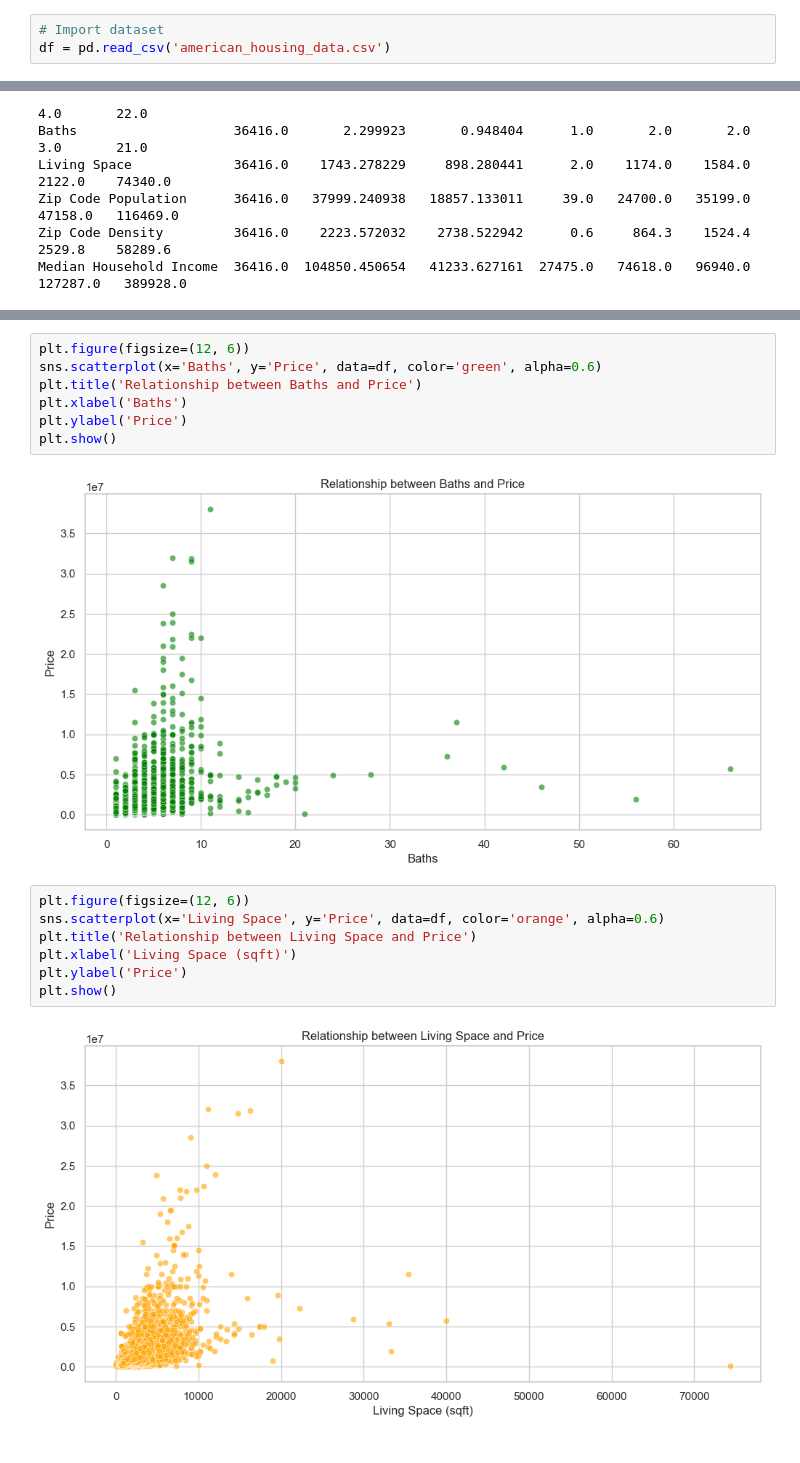
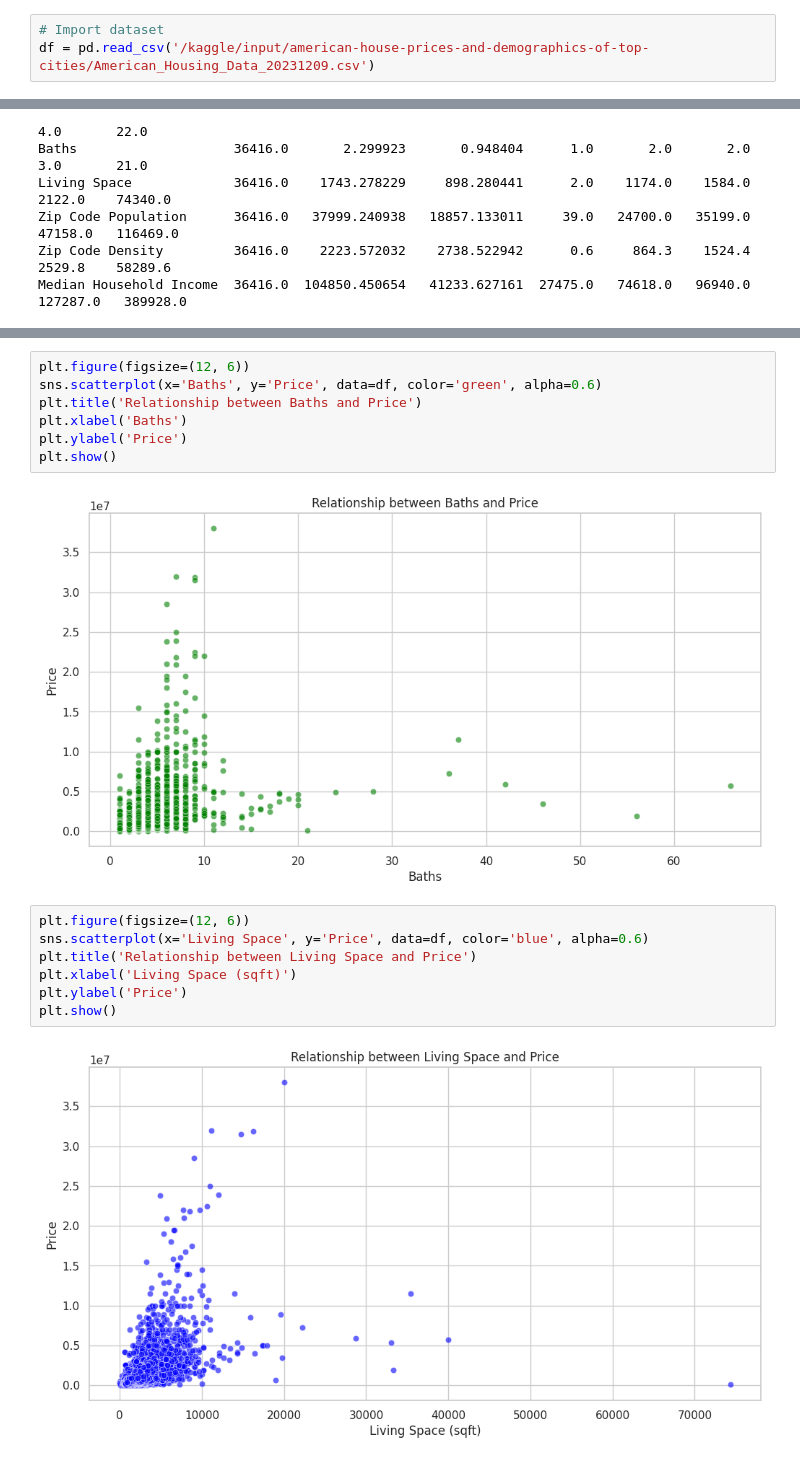
Before and after one commit to etimexo/American_housing, a Jupyter notebook: project.ipynb, the cells around one changed output, grey strips where cells are left out. Cells and saved outputs as stored; diff of their text form.

Commit message:
Kaggle Notebook | American_housing_analysis | Version 3

```diff
--- a/project.ipynb
+++ b/project.ipynb
@@ -20,7 +22,7 @@ pd.set_option('display.expand_frame_repr', False)  # Do not wrap lines
 pd.set_option('display.width', 0)  # Automatically adjust the width to the terminal
 # %%
 # Import dataset
-df = pd.read_csv('american_housing_data.csv')
+df = pd.read_csv('/kaggle/input/american-house-prices-and-demographics-of-top-cities/American_Housing_Data_20231209.csv')
 # %%
 # View the data and check for missing values
 print(df.describe().T)
@@ -184,16 +195,16 @@ plt.xlabel('Baths')
 plt.ylabel('Price')
 plt.show()
 # %% [output]
-[figure, old version]
+[figure, new version]
 # %%
 plt.figure(figsize=(12, 6))
-sns.scatterplot(x='Living Space', y='Price', data=df, color='orange', alpha=0.6)
+sns.scatterplot(x='Living Space', y='Price', data=df, color='blue', alpha=0.6)
 plt.title('Relationship between Living Space and Price')
 plt.xlabel('Living Space (sqft)')
 plt.ylabel('Price')
 plt.show()
 # %% [output]
-[figure, old version]
+[figure, new version]
 # %%
 expensive_states = df.sort_values(by='Price', ascending=False)
 
```
Also changed, not shown: parts of 14 cells of this notebook.
